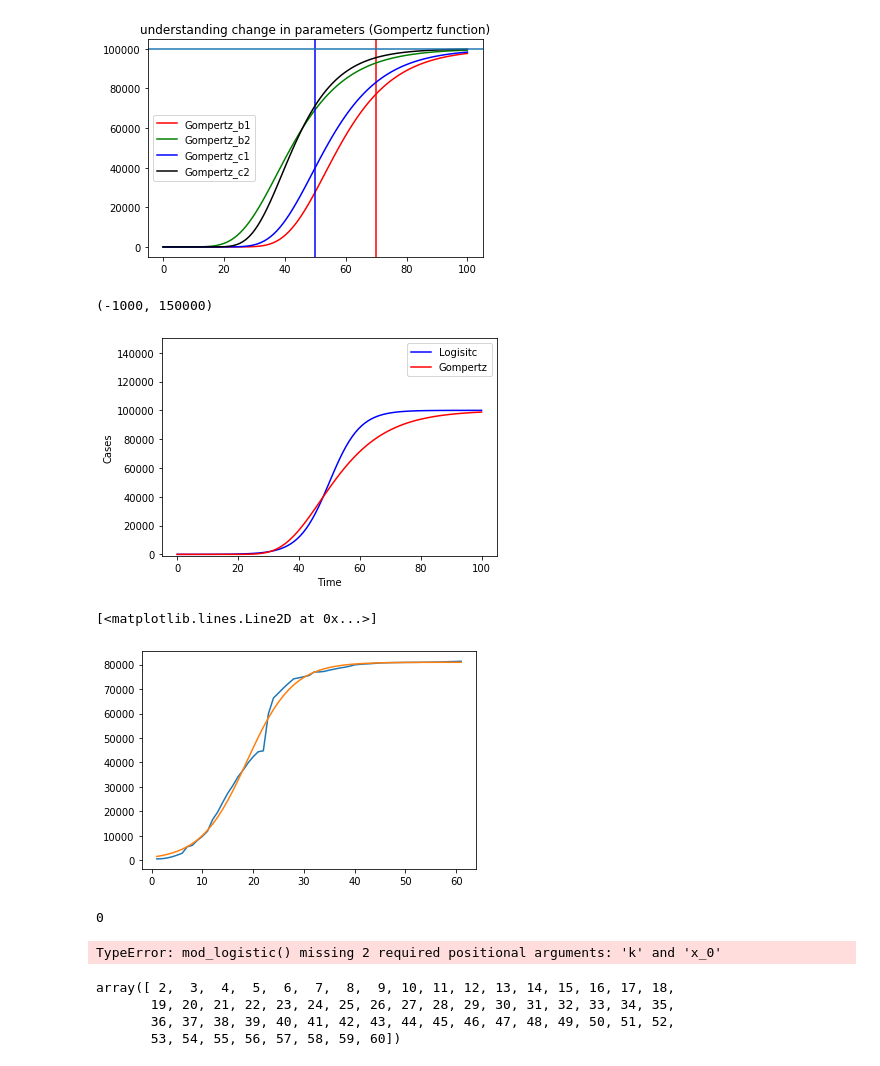
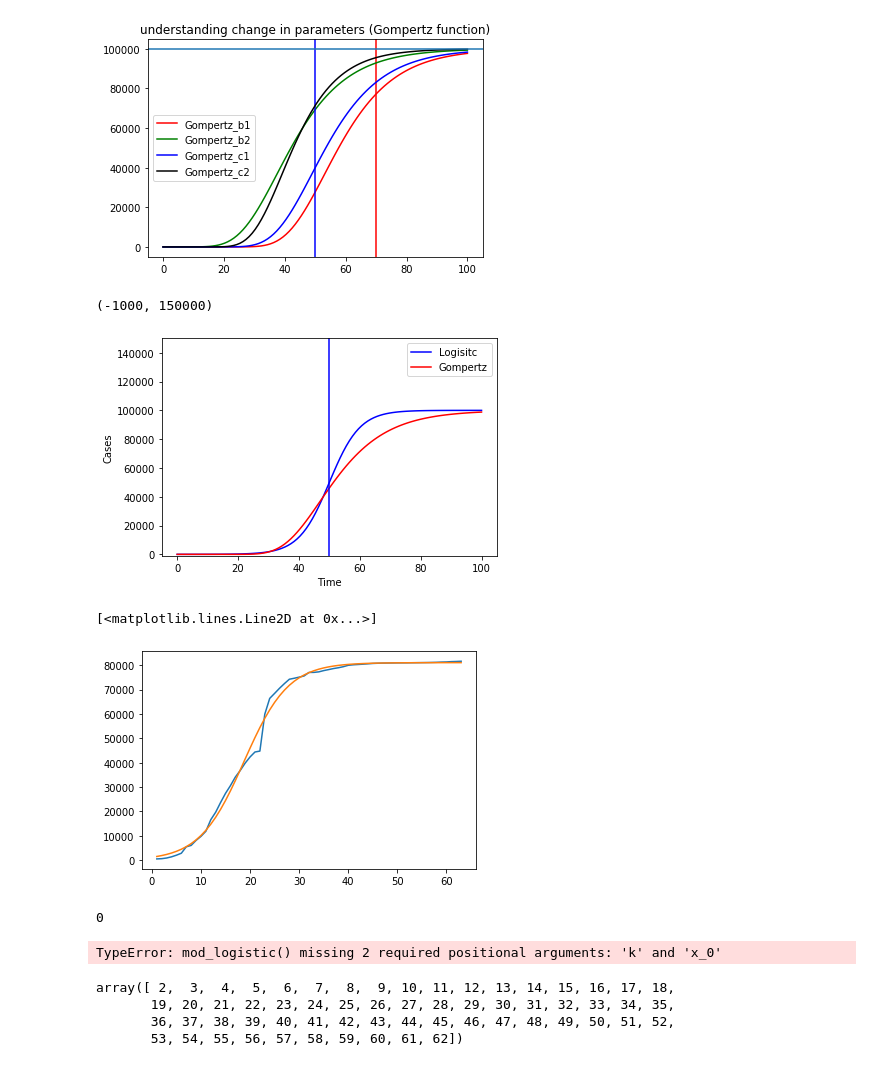
Before and after one commit to sidhant-guliani/covid19_representation_live-data, a Jupyter notebook: COVID19_data.ipynb, the cells around one changed output. Drawn from its saved outputs; the diff is of its cells as text; code cells hidden in the pictures.

Commit message:
Some changes in data loading and plotting

```diff
--- a/COVID19_data.ipynb
+++ b/COVID19_data.ipynb
@@ -16,9 +16,9 @@ from scipy.optimize import fsolve
 # getting data from John Hopkins observatory is providing a github repository with all recent data:
 # https://github.com/CSSEGISandData/COVID-19.git
 # %%
-giturl_confirmed = 'https://raw.githubusercontent.com/CSSEGISandData/COVID-19/master/csse_covid_19_data/csse_covid_19_time_series/time_series_19-covid-Confirmed.csv'
-giturl_deaths = 'https://raw.githubusercontent.com/CSSEGISandData/COVID-19/master/csse_covid_19_data/csse_covid_19_time_series/time_series_19-covid-Deaths.csv'
-giturl_recovered = 'https://raw.githubusercontent.com/CSSEGISandData/COVID-19/master/csse_covid_19_data/csse_covid_19_time_series/time_series_19-covid-Recovered.csv'
+giturl_confirmed = 'https://raw.githubusercontent.com/CSSEGISandData/COVID-19/master/csse_covid_19_data/csse_covid_19_time_series/time_series_covid19_confirmed_global.csv'
+deaths_data = 'https://raw.githubusercontent.com/CSSEGISandData/COVID-19/master/csse_covid_19_data/csse_covid_19_time_series/time_series_covid19_deaths_global.csv'
+recovered_data = 'https://raw.githubusercontent.com/CSSEGISandData/COVID-19/master/csse_covid_19_data/csse_covid_19_time_series/time_series_covid19_recovered_global.csv'
 # %%
 covid_id='Confirmed'
 # %%
@@ -347,12 +369,13 @@ plt.axhline(y=100000)
 plt.plot(tt, mod_logistic(tt,100000,0.2,50), c='b', label='Logisitc')
 plt.plot(tt, mod_gompertz(tt, 100000, 50, 1/12), c='r', label='Gompertz')
 plt.legend()
+plt.axvline(x=50, c='b')
 plt.xlabel('Time')
 plt.ylabel('Cases')
 plt.ylim(-1000,150000)
 # %% [output]
 (-1000, 150000)
-[figure, old version]
+[figure, new version]
 # %%
 country = 'China'
 c_pars = {}
@@ -368,11 +391,11 @@ c_pars[(country,'Logistic','k')] = ki
 c_pars[(country,'Logistic','a')] = x_0i
 # %%
 plt.plot(x,y)
-dd = fit_i[i]
+dd = fit_i[0]
 plt.plot(x, mod_logistic(x,dd[0],dd[1],dd[2]))
 # %% [output]
 [<matplotlib.lines.Line2D at 0x...>]
-[figure, old version]
+[figure, new version]
 # %%
 colr = ['r','g','b','k']
 for i in range(len(fit_i)):
@@ -389,4 +412,4 @@ np.array(list(df_dict[country]['DayCount'].values))[1:-2]
 array([ 2,  3,  4,  5,  6,  7,  8,  9, 10, 11, 12, 13, 14, 15, 16, 17, 18,
        19, 20, 21, 22, 23, 24, 25, 26, 27, 28, 29, 30, 31, 32, 33, 34, 35,
        36, 37, 38, 39, 40, 41, 42, 43, 44, 45, 46, 47, 48, 49, 50, 51, 52,
-       53, 54, 55, 56, 57, 58, 59, 60])
+       53, 54, 55, 56, 57, 58, 59, 60, 61, 62])
```
Also changed, not shown: parts of 7 cells of this notebook, 3 other files.
